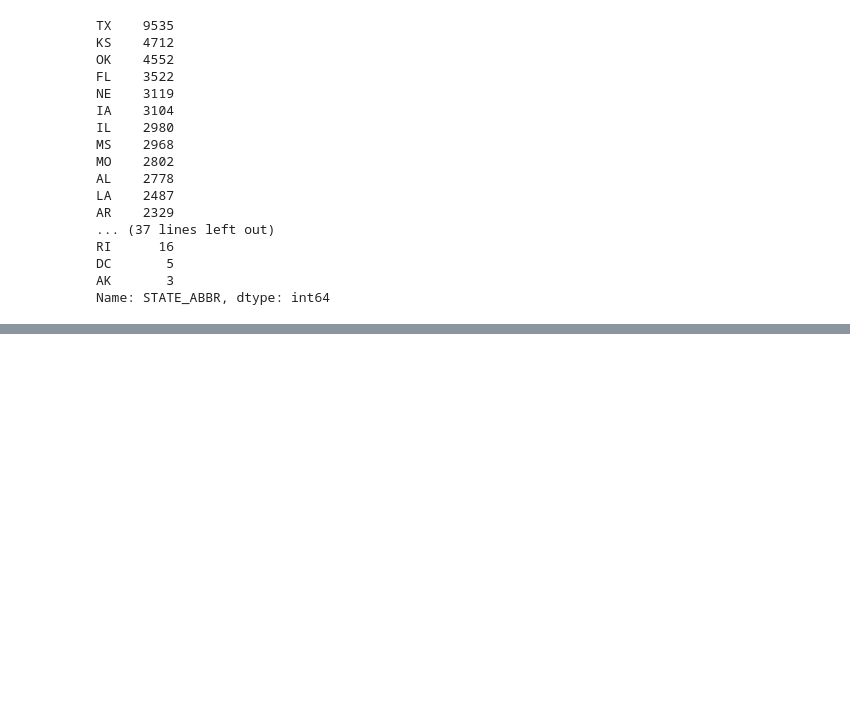
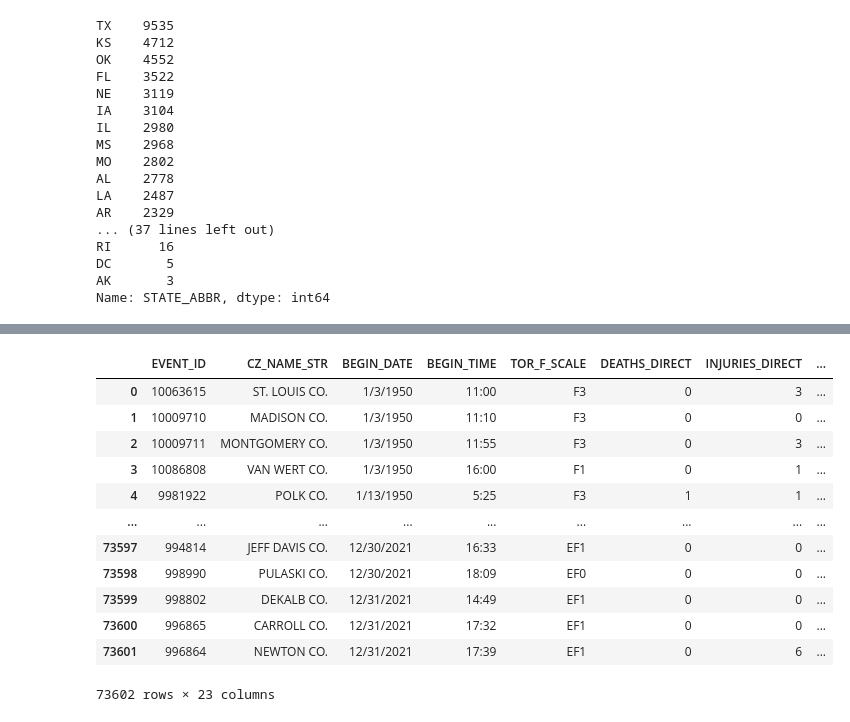
Before and after one commit to SaraLStinson/final_capstone, a Jupyter notebook: Notebook/Sara Stinson Final Capstone.ipynb, the cells around one changed output, grey strips where cells are left out. Cells and saved outputs as stored; diff of their text form; code cells hidden in the pictures; blank space fills up the shorter version.

```diff
--- a/Notebook/Sara Stinson Final Capstone.ipynb
+++ b/Notebook/Sara Stinson Final Capstone.ipynb
@@ -110,5 +129,5 @@ tornado_years
 # %%
-tornado_years['BEGIN_TIME'] = tornado_years['BEGIN_TIME'].astype(int)
+tornado_years['BEGIN_TIME'] = tornado_years['BEGIN_TIME'].astype(str)
 tornado_years.info()
 # %% [output]
 <class 'pandas.core.frame.DataFrame'>
@@ -146,2 +150,2 @@ Name: BEGIN_TIME, Length: 73602, dtype: datetime64[ns]
 # %%
-tornado_years.info()
+tornado_years = tornado_years.reset_index(drop = True)
@@ -149,0 +152,24 @@ tornado_years.info()
+# %%
+n = 0
+for i in tornado_years['BEGIN_TIME']:
+    if len(re.findall(r'(\d)', i)) == 3:
+        tornado_years.at[n, 'BEGIN_TIME'] = ((i[:1] + ':' + i[1:]))
+    if len(re.findall(r'(\d)', i)) == 4:
+        tornado_years.at[n, 'BEGIN_TIME'] = ((i[:2] + ':' + i[2:]))
+    n += 1
+
+tornado_years
+# %% [output]
+|  | EVENT_ID | CZ_NAME_STR | BEGIN_DATE | BEGIN_TIME | TOR_F_SCALE | DEATHS_DIRECT | INJURIES_DIRECT | ... |
+| 0 | 10063615 | ST. LOUIS CO. | 1/3/1950 | 11:00 | F3 | 0 | 3 | ... |
+| 1 | 10009710 | MADISON CO. | 1/3/1950 | 11:10 | F3 | 0 | 0 | ... |
+| 2 | 10009711 | MONTGOMERY CO. | 1/3/1950 | 11:55 | F3 | 0 | 3 | ... |
+| 3 | 10086808 | VAN WERT CO. | 1/3/1950 | 16:00 | F1 | 0 | 1 | ... |
+| 4 | 9981922 | POLK CO. | 1/13/1950 | 5:25 | F3 | 1 | 1 | ... |
+| ... | ... | ... | ... | ... | ... | ... | ... | ... |
+| 73597 | 994814 | JEFF DAVIS CO. | 12/30/2021 | 16:33 | EF1 | 0 | 0 | ... |
+| 73598 | 998990 | PULASKI CO. | 12/30/2021 | 18:09 | EF0 | 0 | 0 | ... |
+| 73599 | 998802 | DEKALB CO. | 12/31/2021 | 14:49 | EF1 | 0 | 0 | ... |
+| 73600 | 996865 | CARROLL CO. | 12/31/2021 | 17:32 | EF1 | 0 | 0 | ... |
+| 73601 | 996864 | NEWTON CO. | 12/31/2021 | 17:39 | EF1 | 0 | 6 | ... |
+73602 rows × 23 columns
```
Also changed, not shown: parts of 9 cells of this notebook.
